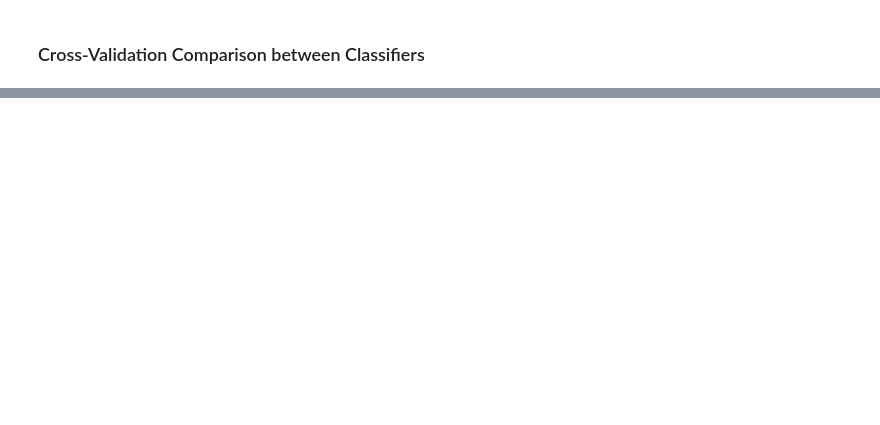
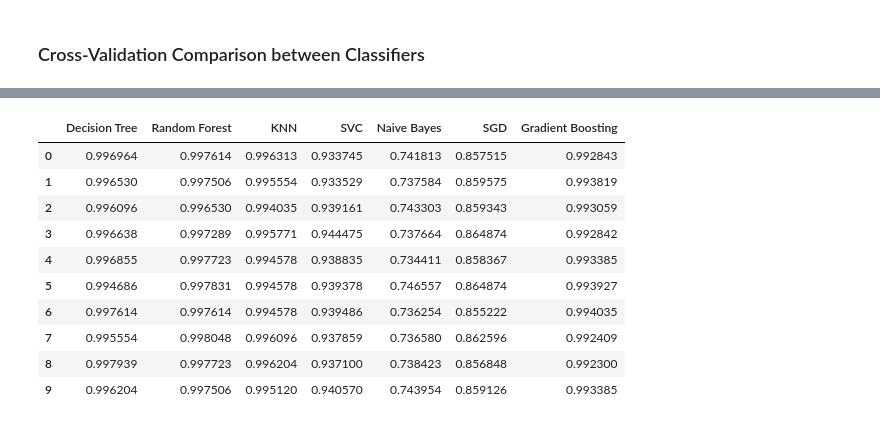
Before and after one commit to GPericone/Botnet-Detection-using-ML, a Jupyter notebook: project.ipynb, the cells around one changed output, grey strips where cells are left out. Saved outputs shown, nothing was run; the diff lists cells and outputs as text; code cells hidden in the pictures; blank space fills up the shorter version.

```diff
--- a/project.ipynb
+++ b/project.ipynb
@@ -1254,0 +1215,46 @@ ValueError: The truth value of an array with more than one element is ambiguous.
+# %%
+accuracy_metrics = pd.DataFrame({'Decision Tree':scores_dt['test_accuracy'],
+                                 'Random Forest':scores_rfc['test_accuracy'],
+                                 'KNN':scores_knn['test_accuracy'],
+                                 'SVC':scores_svc['test_accuracy'],
+                                 'Naive Bayes':scores_nbc['test_accuracy'],
+                                 'SGD':scores_sgd['test_accuracy'],
+                                 'Gradient Boosting':scores_gbc['test_accuracy']})
+
+precision_metrics = pd.DataFrame({'Decision Tree':scores_dt['test_precision'],
+                                 'Random Forest':scores_rfc['test_precision'],
+                                 'KNN':scores_knn['test_precision'],
+                                 'SVC':scores_svc['test_precision'],
+                                 'Naive Bayes':scores_nbc['test_precision'],
+                                 'SGD':scores_sgd['test_precision'],
+                                 'Gradient Boosting':scores_gbc['test_precision']})
+
+recall_metrics = pd.DataFrame({'Decision Tree':scores_dt['test_recall'],
+                                 'Random Forest':scores_rfc['test_recall'],
+                                 'KNN':scores_knn['test_recall'],
+                                 'SVC':scores_svc['test_recall'],
+                                 'Naive Bayes':scores_nbc['test_recall'],
+                                 'SGD':scores_sgd['test_recall'],
+                                 'Gradient Boosting':scores_gbc['test_recall']})
+
+f1_metrics = pd.DataFrame({'Decision Tree':scores_dt['test_f1'],
+                                 'Random Forest':scores_rfc['test_f1'],
+                                 'KNN':scores_knn['test_f1'],
+                                 'SVC':scores_svc['test_f1'],
+                                 'Naive Bayes':scores_nbc['test_f1'],
+                                 'SGD':scores_sgd['test_f1'],
+                                 'Gradient Boosting':scores_gbc['test_f1']})
+# %%
+accuracy_metrics
+# %% [output]
+|  | Decision Tree | Random Forest | KNN | SVC | Naive Bayes | SGD | Gradient Boosting |
+| 0 | 0.996964 | 0.997614 | 0.996313 | 0.933745 | 0.741813 | 0.857515 | 0.992843 |
+| 1 | 0.996530 | 0.997506 | 0.995554 | 0.933529 | 0.737584 | 0.859575 | 0.993819 |
+| 2 | 0.996096 | 0.996530 | 0.994035 | 0.939161 | 0.743303 | 0.859343 | 0.993059 |
+| 3 | 0.996638 | 0.997289 | 0.995771 | 0.944475 | 0.737664 | 0.864874 | 0.992842 |
+| 4 | 0.996855 | 0.997723 | 0.994578 | 0.938835 | 0.734411 | 0.858367 | 0.993385 |
+| 5 | 0.994686 | 0.997831 | 0.994578 | 0.939378 | 0.746557 | 0.864874 | 0.993927 |
+| 6 | 0.997614 | 0.997614 | 0.994578 | 0.939486 | 0.736254 | 0.855222 | 0.994035 |
+| 7 | 0.995554 | 0.998048 | 0.996096 | 0.937859 | 0.736580 | 0.862596 | 0.992409 |
+| 8 | 0.997939 | 0.997723 | 0.996204 | 0.937100 | 0.738423 | 0.856848 | 0.992300 |
+| 9 | 0.996204 | 0.997506 | 0.995120 | 0.940570 | 0.743954 | 0.859126 | 0.993385 |
```
Also changed, not shown: parts of 14 cells of this notebook.
